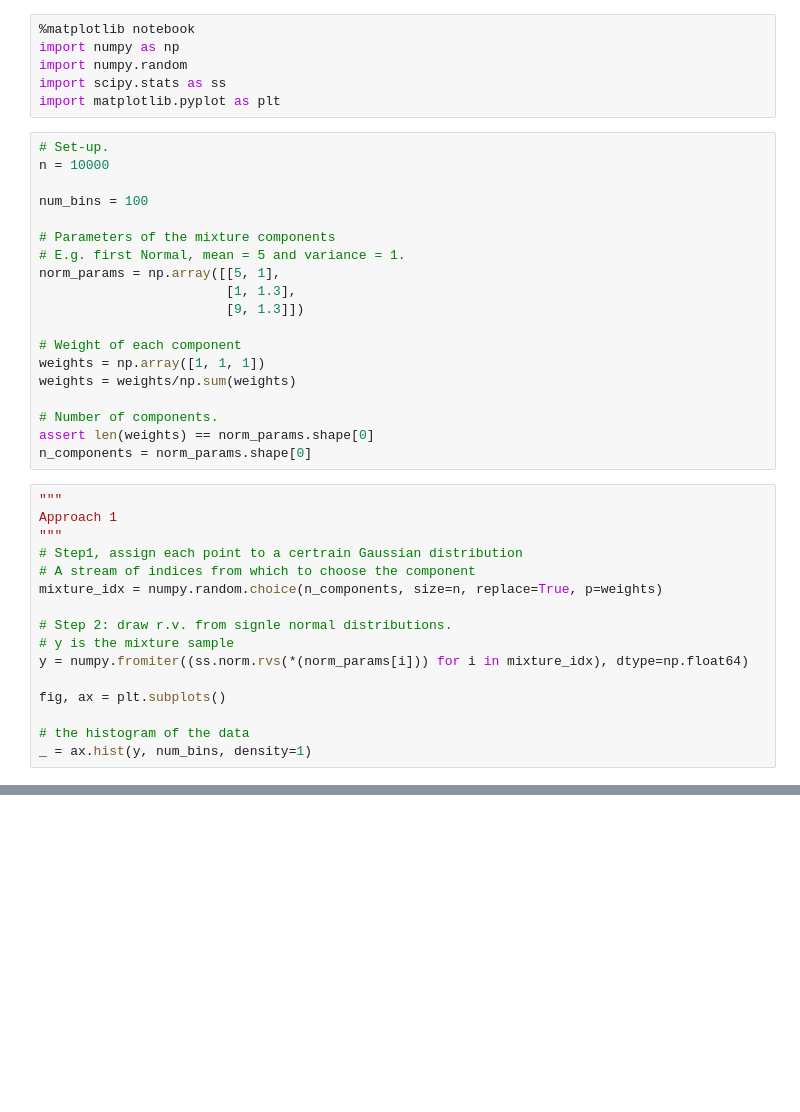
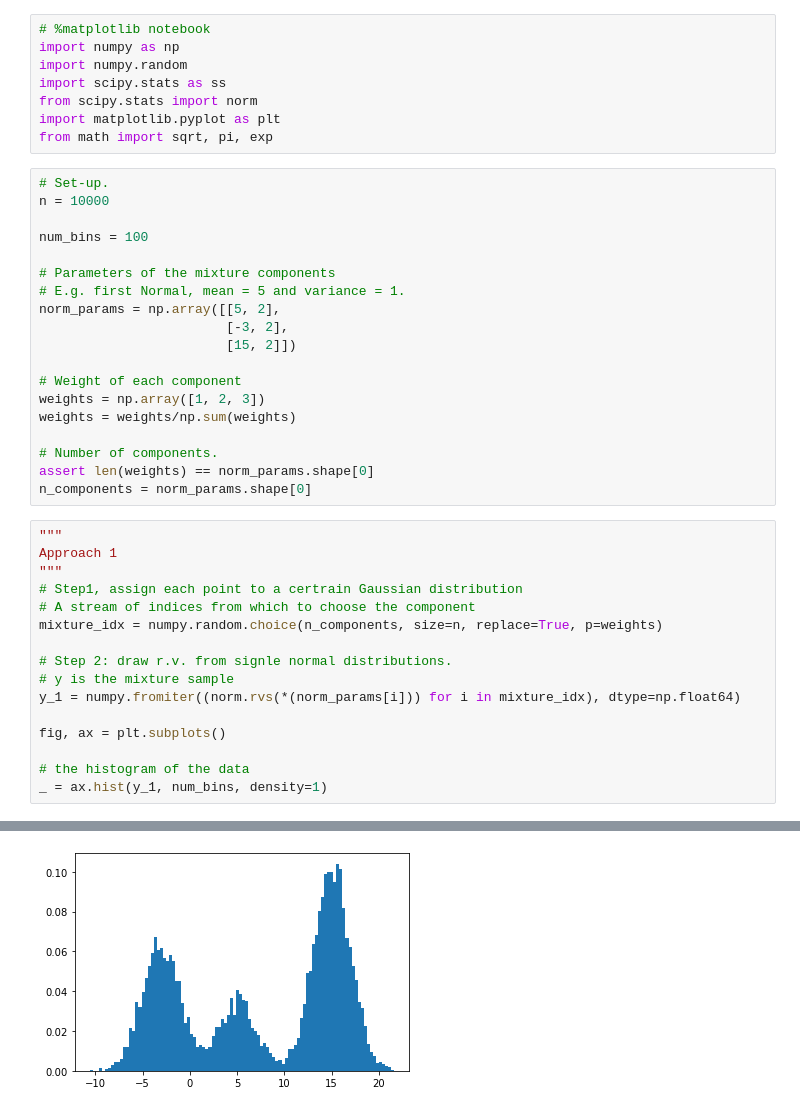
Before and after one commit to HanXudong/COMP90051_2020_S1, a Jupyter notebook: SML_tutorial_week12.ipynb, the cells around one changed output, grey strips where cells are left out. Cells and saved outputs as stored; diff of their text form; blank space fills up the shorter version.

```diff
--- a/SML_tutorial_week12.ipynb
+++ b/SML_tutorial_week12.ipynb
@@ -1,9 +1,11 @@
 # %%
-%matplotlib notebook
+# %matplotlib notebook
 import numpy as np
 import numpy.random
 import scipy.stats as ss
+from scipy.stats import norm
 import matplotlib.pyplot as plt
+from math import sqrt, pi, exp
 # %%
 # Set-up.
 n = 10000
@@ -12,12 +14,12 @@ num_bins = 100
 
 # Parameters of the mixture components
 # E.g. first Normal, mean = 5 and variance = 1.
-norm_params = np.array([[5, 1],
-                        [1, 1.3],
-                        [9, 1.3]])
+norm_params = np.array([[5, 2],
+                        [-3, 2],
+                        [15, 2]])
 
 # Weight of each component
-weights = np.array([1, 1, 1])
+weights = np.array([1, 2, 3])
 weights = weights/np.sum(weights)
 
 # Number of components.
@@ -33,10 +35,10 @@ mixture_idx = numpy.random.choice(n_components, size=n, replace=True, p=weights)
 
 # Step 2: draw r.v. from signle normal distributions.
 # y is the mixture sample
-y = numpy.fromiter((ss.norm.rvs(*(norm_params[i])) for i in mixture_idx), dtype=np.float64)
+y_1 = numpy.fromiter((norm.rvs(*(norm_params[i])) for i in mixture_idx), dtype=np.float64)
 
 fig, ax = plt.subplots()
 
 # the histogram of the data
-_ = ax.hist(y, num_bins, density=1)
+_ = ax.hist(y_1, num_bins, density=1)
 # %% [output]
@@ -45,3 +45,4 @@ _ = ax.hist(y, num_bins, density=1)
+[figure, added]
 # %%
 """
 Approach 2
```
Also changed, not shown: parts of 7 cells of this notebook.
